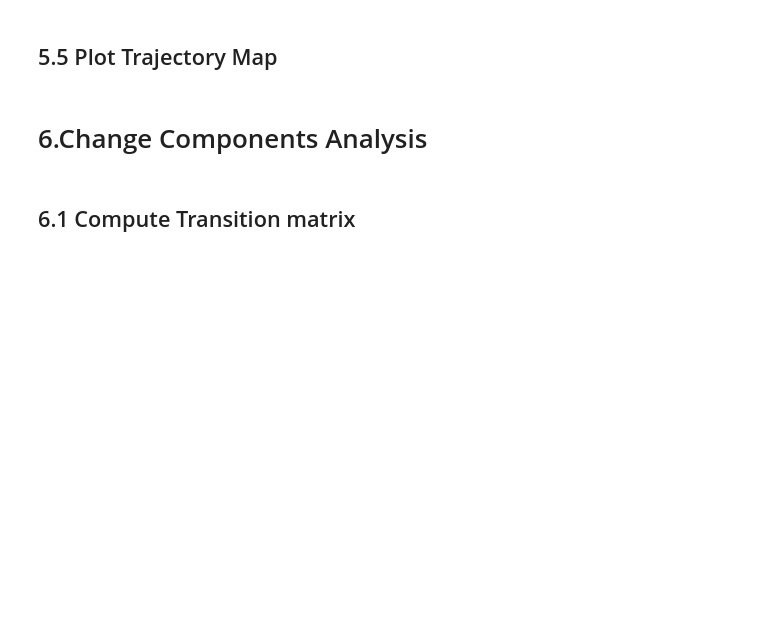
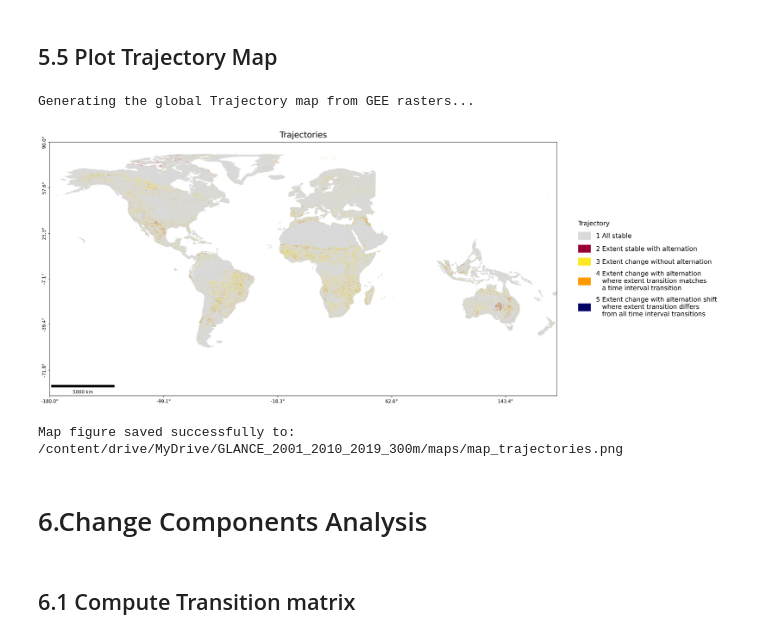
Before and after one commit to antoniovfonseca/agentic-ai-global-lulc, a Jupyter notebook: notebooks/quest-gee.ipynb, the cells around one changed output. Saved outputs shown, nothing was run; the diff lists cells and outputs as text; code cells hidden in the pictures; blank space fills up the shorter version.

Commit message:
plot trajectory map section updated

```diff
--- a/notebooks/quest-gee.ipynb
+++ b/notebooks/quest-gee.ipynb
@@ -303,19 +366,23 @@ except Exception as e:
 # %%
 import os
 import importlib
 import utils
 
 # Reload utils to ensure the latest version is loaded
 importlib.reload(utils)
 
 # Execute the function using the updated parameters
 print("Generating the global Trajectory map from GEE rasters...")
 utils.plot_trajectory_map(
     output_dir=base_drive_dir,
-    vrt_filename="merged_trajectory.vrt",
+    raster_filename="Trajectory_Analysis",
     scale_factor=0.05,
     nodata_val=255
 )
+# %% [output]
+Generating the global Trajectory map from GEE rasters...
+[figure, added]
+Map figure saved successfully to: /content/drive/MyDrive/GLANCE_2001_2010_2019_300m/maps/map_trajectories.png
 # %% [markdown]
 # 6.Change Components Analysis
 # %% [markdown]
```
Also changed, not shown: parts of 21 cells of this notebook.
